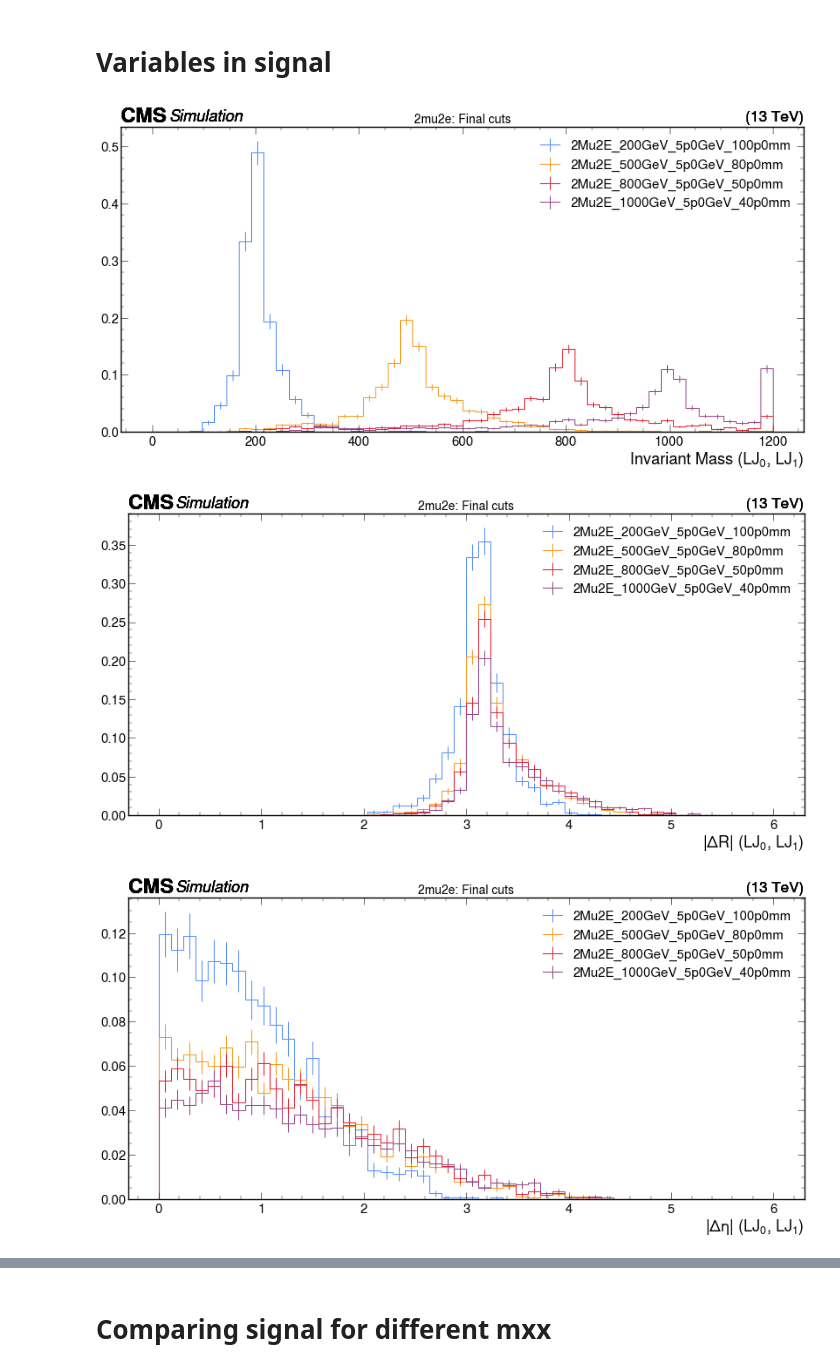
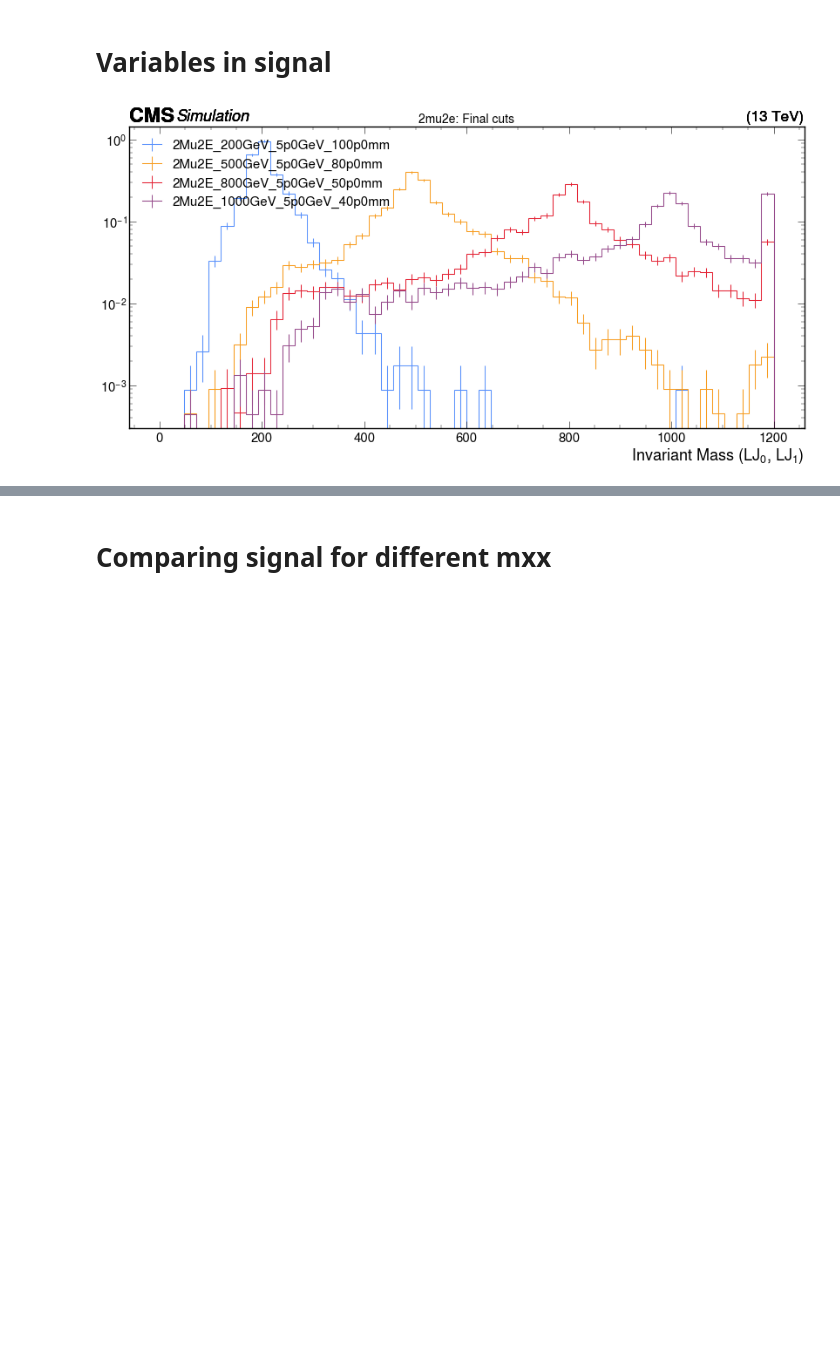
Before and after one commit to jsiado/SIDM, a Jupyter notebook: sidm/studies/muon_id/summary.ipynb, the cells around one changed output, grey strips where cells are left out. Saved outputs shown, nothing was run; the diff lists cells and outputs as text; code cells hidden in the pictures; blank space fills up the shorter version.

```diff
--- a/sidm/studies/muon_id/summary.ipynb
+++ b/sidm/studies/muon_id/summary.ipynb
@@ -27,7 +27,7 @@ from matplotlib.colors import LogNorm
 from coffea.processor import accumulate
 # %%
 # Constants
-vr = "18"
+vr = "19"
 npl, fw, fh = 2, 16, 9
 n_scl = 1#200000
 npl =2
@@ -58,17 +59,27 @@ bkgocd = ["QCD_Pt120To170",    "QCD_Pt170To300",    "QCD_Pt300To470",    "QCD_Pt
 allqcd = bkgqcd + bkgocd
 # %%
 #Variables
-Hist_2mu = ["mulj_egmlj_invmass", "lj_lj_absdR", "lj_lj_absdeta"]
+# Hist_2mu = ["mulj_egmlj_invmass", "lj_lj_absdR", "lj_lj_absdeta"]
 
-channels = ["baseNoLj", "bkg_study_isopdisp", "bkg_study_isopdisp_2lj", "bkg_study_isopdisp_2lj_dPhi_4mu", "bkg_study_isopdisp_2lj_dPhi_2mu2e",]
 
-ch1 = channels[0]
-ch2 = channels[1]
-ch3 = channels[2]
-ch4 = channels[3]
-ch5 = channels[4]
+#channels: cuts to be applied (slections.yaml)
+channels = ["baseNoLj", "bkg_study_isopdisp", "bkg_study_isopdisp_2lj",
+            "bkg_study_isopdisp_2lj_dPhi_4mu",
 
-all_cha = [ch1, ch2, ch3, ch4, ch5]
+            "bkg_study_isopdisp_2lj_dPhi_2mu2e",
+            "bkg_study_isopdisp_2lj_dPhi2p2_2mu2e",
+            "bkg_study_isopdisp_2lj_dPhi1p8_2mu2e"
+           ]
+
+ch1 = channels[0] #base
+ch2 = channels[1] # iso + disp
+ch3 = channels[2] # 2lj
+ch4 = channels[3] # dphi2 4mu
+ch5 = channels[4] # dphi2 2mu
+ch6 = channels[5] # dphi2.2 2mu
+ch7 = channels[6] # dphi2.2 2mu
+
+all_cha = [ch1, ch2, ch3, ch4, ch5, ch6, ch7]
 all_cha_names = ["base", "Iso + Disp", ">2LJ", "4mu", "2mu2e"]
 col = ["r", "g", "b"]
 # %%
@@ -99,14 +111,15 @@ dPhi(LJ_0, LJ_1) > 2   2017.0           6.9          11.5
 # %% [markdown]
 # Variables in signal
 # %%
+Hist_2mu = ["mulj_egmlj_invmass"]#, "lj_lj_absdR", "lj_lj_absdeta"]
+# Hist_2mu = ["mulj_egmlj_invmass", "lj_lj_absdR", "lj_lj_absdeta"]
 for thisHist in Hist_2mu:
     plt.subplots(1, 1, figsize=(20, 9))
     for sss in mxx_2mu:
         utilities.plot(output_2mu[sss]["hists"][thisHist][ch5, ::2j], label = sss, density=False,)
     plt.legend(alignment="left", loc=0)
     plt.title("2mu2e: Final cuts", fontsize=20)
-    plt.savefig(f"plots/BKG_2mu2e_{vr}_{thisHist}", bbox_inches="tight")
+    plt.yscale("log")
+    # plt.savefig(f"plots/BKG_2mu2e_{vr}_{thisHist}", bbox_inches="tight")
 # %% [output]
-[figure, old version]
+[figure, new version]
-[figure, removed]
-[figure, removed]
```
Also changed, not shown: parts of 12 cells of this notebook, 14 other files.
